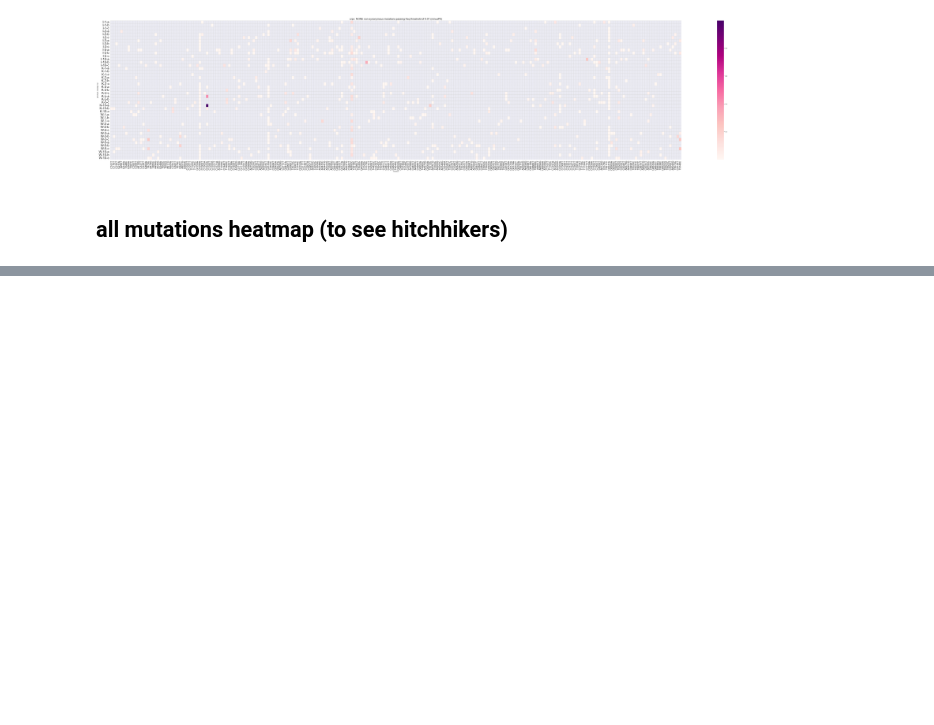
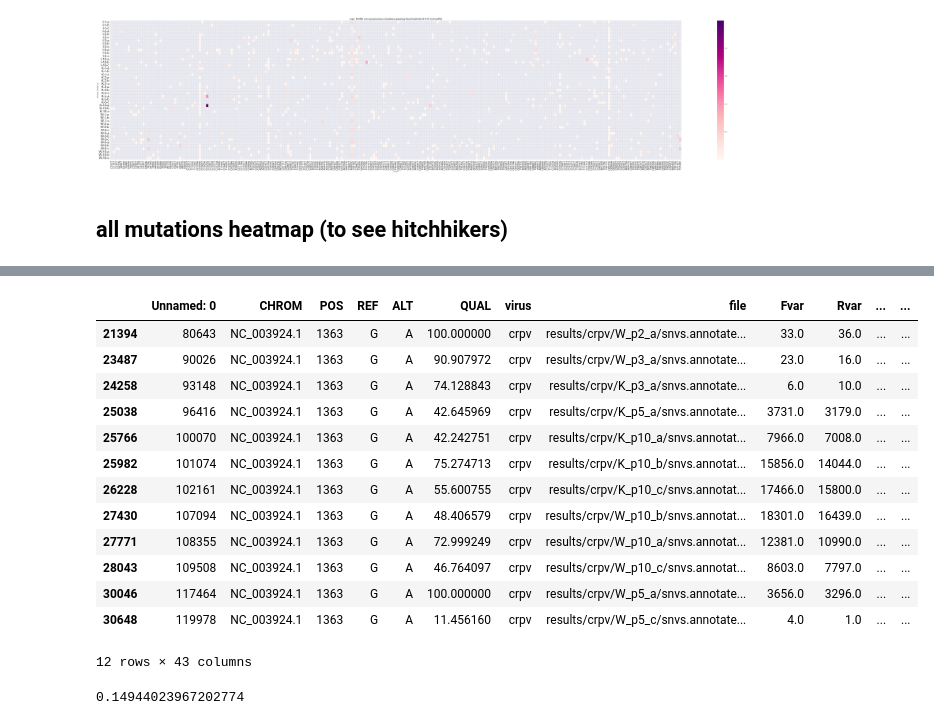
Before and after one commit to cbg-ethz/DCV-CrPV-cGAS-STING-pathway-data-analysis, a Jupyter notebook: workflow/notebooks/crpv_heatmap.ipynb, the cells around one changed output, grey strips where cells are left out. Cells and saved outputs as stored; diff of their text form; code cells hidden in the pictures; blank space fills up the shorter version.

```diff
--- a/workflow/notebooks/crpv_heatmap.ipynb
+++ b/workflow/notebooks/crpv_heatmap.ipynb
@@ -417,0 +438,22 @@ plt.savefig(f"/Users/lfuhrmann/Downloads/oscar_update/{virus}_heatmap_all_muts_f
+# %%
+df[(df['mutation'].str.startswith('G1363A') )
+  & (df['genotype']!="IP")]
+# %% [output]
+|  | Unnamed: 0 | CHROM | POS | REF | ALT | QUAL | virus | file | Fvar | Rvar | ... | ... |
+| 21394 | 80643 | NC_003924.1 | 1363 | G | A | 100.000000 | crpv | results/crpv/W_p2_a/snvs.annotate... | 33.0 | 36.0 | ... | ... |
+| 23487 | 90026 | NC_003924.1 | 1363 | G | A | 90.907972 | crpv | results/crpv/W_p3_a/snvs.annotate... | 23.0 | 16.0 | ... | ... |
+| 24258 | 93148 | NC_003924.1 | 1363 | G | A | 74.128843 | crpv | results/crpv/K_p3_a/snvs.annotate... | 6.0 | 10.0 | ... | ... |
+| 25038 | 96416 | NC_003924.1 | 1363 | G | A | 42.645969 | crpv | results/crpv/K_p5_a/snvs.annotate... | 3731.0 | 3179.0 | ... | ... |
+| 25766 | 100070 | NC_003924.1 | 1363 | G | A | 42.242751 | crpv | results/crpv/K_p10_a/snvs.annotat... | 7966.0 | 7008.0 | ... | ... |
+| 25982 | 101074 | NC_003924.1 | 1363 | G | A | 75.274713 | crpv | results/crpv/K_p10_b/snvs.annotat... | 15856.0 | 14044.0 | ... | ... |
+| 26228 | 102161 | NC_003924.1 | 1363 | G | A | 55.600755 | crpv | results/crpv/K_p10_c/snvs.annotat... | 17466.0 | 15800.0 | ... | ... |
+| 27430 | 107094 | NC_003924.1 | 1363 | G | A | 48.406579 | crpv | results/crpv/W_p10_b/snvs.annotat... | 18301.0 | 16439.0 | ... | ... |
+| 27771 | 108355 | NC_003924.1 | 1363 | G | A | 72.999249 | crpv | results/crpv/W_p10_a/snvs.annotat... | 12381.0 | 10990.0 | ... | ... |
+| 28043 | 109508 | NC_003924.1 | 1363 | G | A | 46.764097 | crpv | results/crpv/W_p10_c/snvs.annotat... | 8603.0 | 7797.0 | ... | ... |
+| 30046 | 117464 | NC_003924.1 | 1363 | G | A | 100.000000 | crpv | results/crpv/W_p5_a/snvs.annotate... | 3656.0 | 3296.0 | ... | ... |
+| 30648 | 119978 | NC_003924.1 | 1363 | G | A | 11.456160 | crpv | results/crpv/W_p5_c/snvs.annotate... | 4.0 | 1.0 | ... | ... |
+12 rows × 43 columns
+# %%
+df[df['mutation'].str.startswith('A3892C')]['frequency'].max()
+# %% [output]
+0.14944023967202774
```
Also changed, not shown: parts of 7 cells of this notebook, 11 other files.
